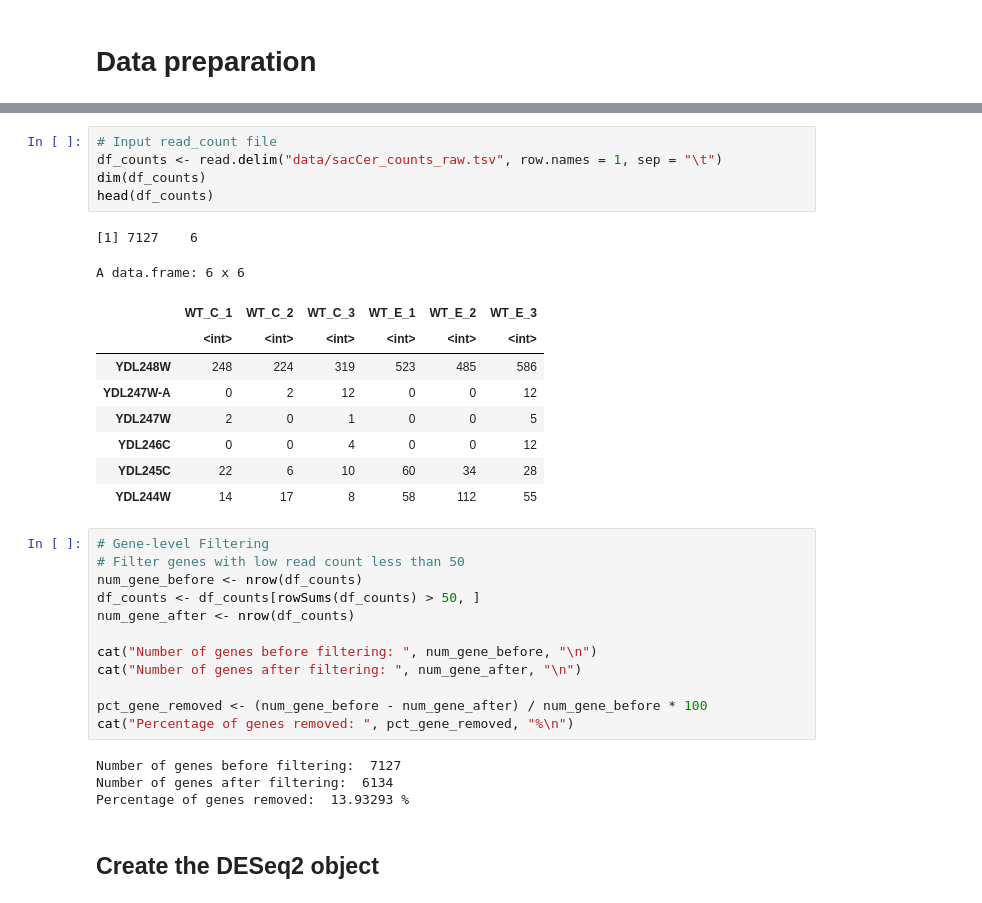
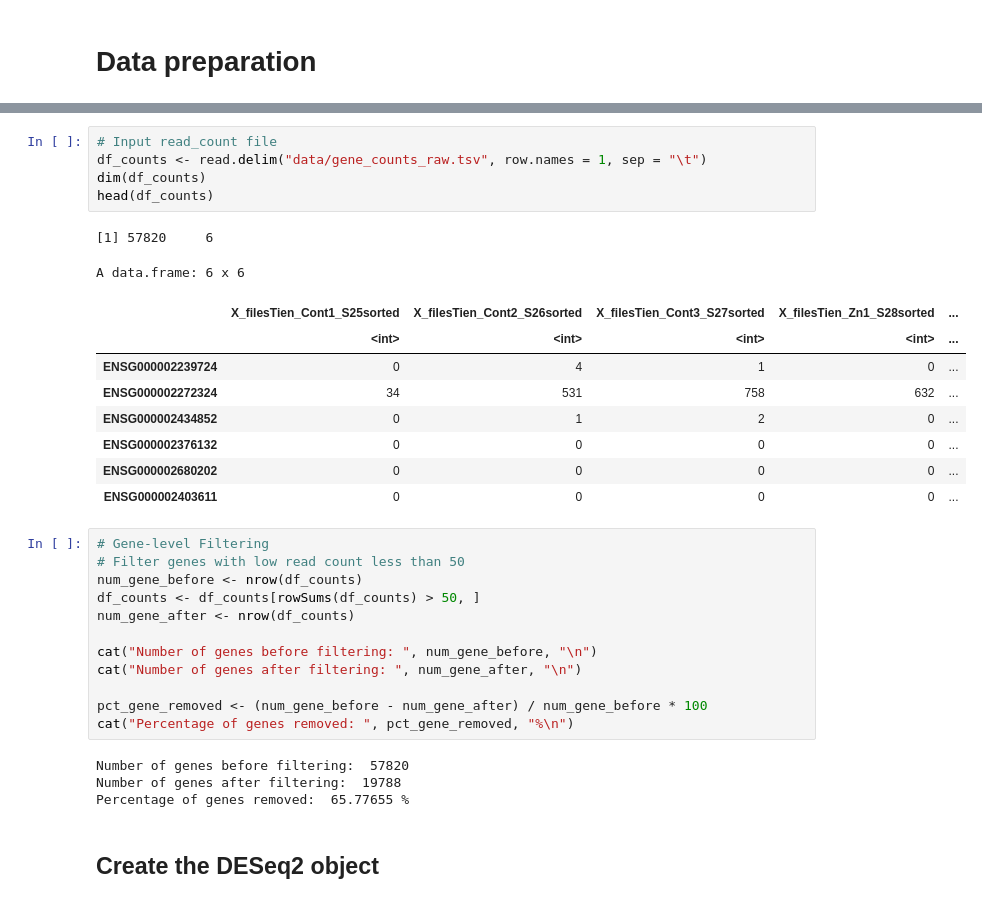
Before and after one commit to ongxuanhong/gene-expression-analysis, a Jupyter notebook: project_01/05.DESeq2_run.ipynb, the cells around one changed output, grey strips where cells are left out. Saved outputs shown, nothing was run; the diff lists cells and outputs as text.

```diff
--- a/project_01/05.DESeq2_run.ipynb
+++ b/project_01/05.DESeq2_run.ipynb
@@ -63,19 +30,19 @@ library(data.table)
 # %%
 # Input read_count file
-df_counts <- read.delim("data/sacCer_counts_raw.tsv", row.names = 1, sep = "\t")
+df_counts <- read.delim("data/gene_counts_raw.tsv", row.names = 1, sep = "\t")
 dim(df_counts)
 head(df_counts)
 # %% [output]
-[1] 7127    6
+[1] 57820     6
 A data.frame: 6 x 6
-|  | WT_C_1 | WT_C_2 | WT_C_3 | WT_E_1 | WT_E_2 | WT_E_3 |
-|  | <int> | <int> | <int> | <int> | <int> | <int> |
-| YDL248W | 248 | 224 | 319 | 523 | 485 | 586 |
-| YDL247W-A | 0 | 2 | 12 | 0 | 0 | 12 |
-| YDL247W | 2 | 0 | 1 | 0 | 0 | 5 |
-| YDL246C | 0 | 0 | 4 | 0 | 0 | 12 |
-| YDL245C | 22 | 6 | 10 | 60 | 34 | 28 |
-| YDL244W | 14 | 17 | 8 | 58 | 112 | 55 |
+|  | X_filesTien_Cont1_S25sorted | X_filesTien_Cont2_S26sorted | X_filesTien_Cont3_S27sorted | X_filesTien_Zn1_S28sorted | ... |
+|  | <int> | <int> | <int> | <int> | ... |
+| ENSG000002239724 | 0 | 4 | 1 | 0 | ... |
+| ENSG000002272324 | 34 | 531 | 758 | 632 | ... |
+| ENSG000002434852 | 0 | 1 | 2 | 0 | ... |
+| ENSG000002376132 | 0 | 0 | 0 | 0 | ... |
+| ENSG000002680202 | 0 | 0 | 0 | 0 | ... |
+| ENSG000002403611 | 0 | 0 | 0 | 0 | ... |
 # %%
 # Gene-level Filtering
 # Filter genes with low read count less than 50
@@ -89,9 +56,9 @@ cat("Number of genes after filtering: ", num_gene_after, "\n")
 pct_gene_removed <- (num_gene_before - num_gene_after) / num_gene_before * 100
 cat("Percentage of genes removed: ", pct_gene_removed, "%\n")
 # %% [output]
-Number of genes before filtering:  7127
-Number of genes after filtering:  6134
-Percentage of genes removed:  13.93293 %
+Number of genes before filtering:  57820
+Number of genes after filtering:  19788
+Percentage of genes removed:  65.77655 %
 # %% [markdown]
 ## Create the DESeq2 object
 # %% [markdown]
```
Also changed, not shown: parts of 19 cells of this notebook, 3 other files.
